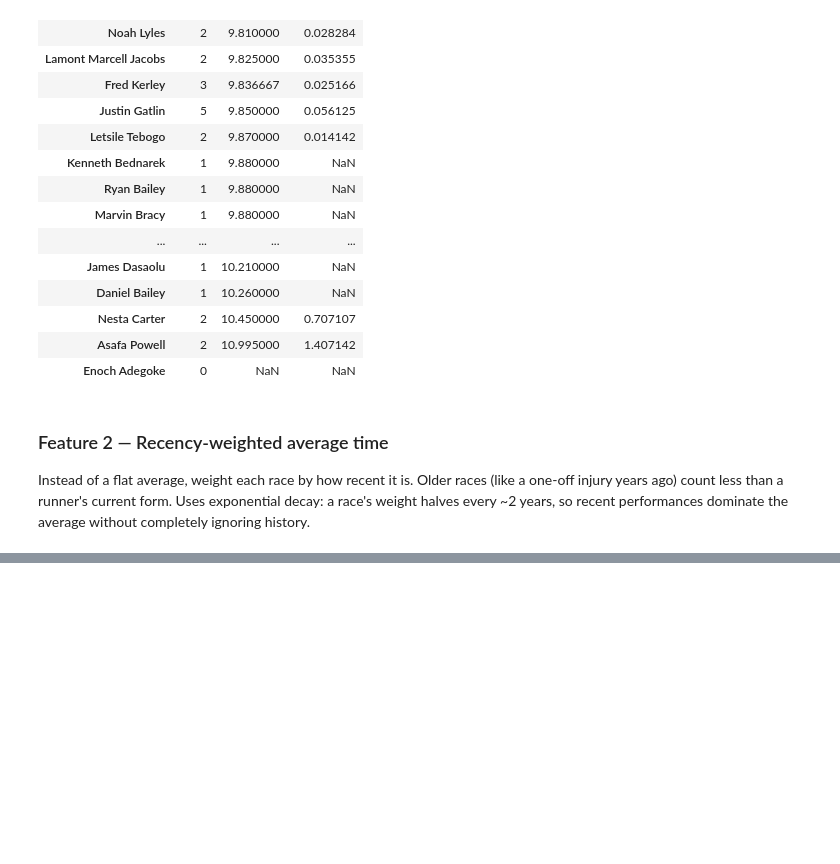
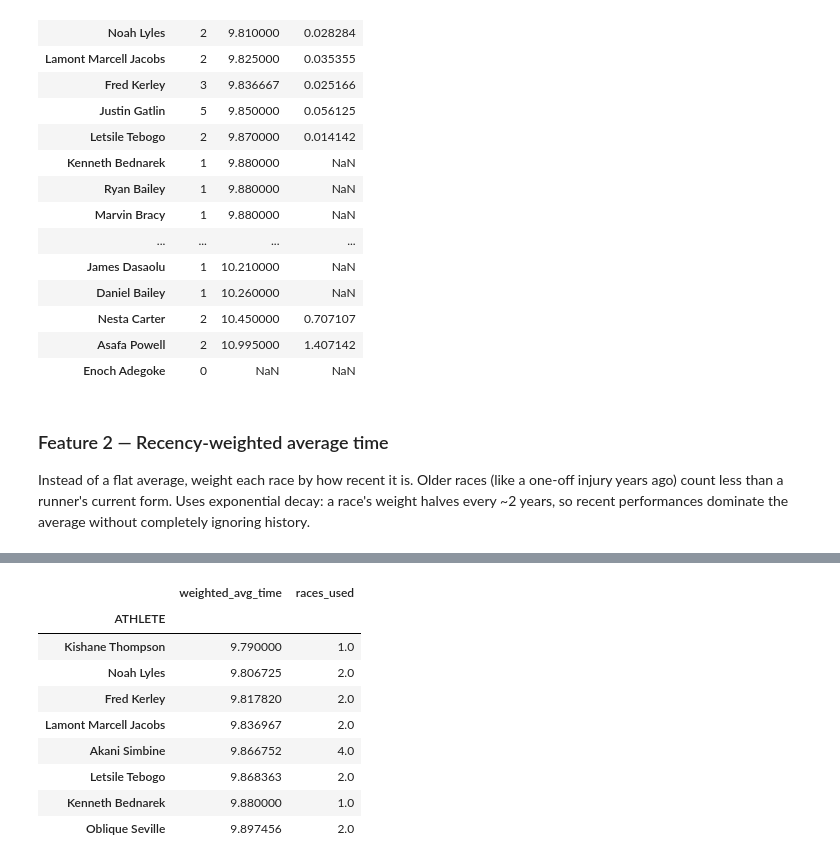
Before and after one commit to eck123main/100m-prediction, a Jupyter notebook: pred.ipynb, the cells around one changed output, grey strips where cells are left out. Cells and saved outputs as stored; diff of their text form; code cells hidden in the pictures; blank space fills up the shorter version.

Commit message:
feat: compare weighted_avg_time

```diff
--- a/pred.ipynb
+++ b/pred.ipynb
@@ -361,0 +390,29 @@ recency_stats.sort_values("weighted_avg_time")
+# %%
+def predict_race(athlete_names, stats_table=recency_stats):
+    """Given a list of athlete names, rank them by recency-weighted average time.
+    Lower time = predicted higher finish."""
+    field = stats_table.loc[stats_table.index.intersection(athlete_names)]
+    field = field.dropna(subset=["weighted_avg_time"]).sort_values("weighted_avg_time")
+
+    missing = set(athlete_names) - set(field.index)
+    if missing:
+        print(f"Warning: no usable data for {missing} — excluded from prediction")
+
+    return field
+
+# Test it on a real 8-person field — e.g. reconstruct the actual Paris 2024 final
+paris_field = ["Noah Lyles", "Kishane Thompson", "Fred Kerley", "Akani Simbine",
+               "Lamont Marcell Jacobs", "Letsile Tebogo", "Kenneth Bednarek", "Oblique Seville"]
+
+predict_race(paris_field)
+# %% [output]
+|  | weighted_avg_time | races_used |
+| ATHLETE |  |  |
+| Kishane Thompson | 9.790000 | 1.0 |
+| Noah Lyles | 9.806725 | 2.0 |
+| Fred Kerley | 9.817820 | 2.0 |
+| Lamont Marcell Jacobs | 9.836967 | 2.0 |
+| Akani Simbine | 9.866752 | 4.0 |
+| Letsile Tebogo | 9.868363 | 2.0 |
+| Kenneth Bednarek | 9.880000 | 1.0 |
+| Oblique Seville | 9.897456 | 2.0 |
```
Also changed, not shown: parts of 3 cells of this notebook.
